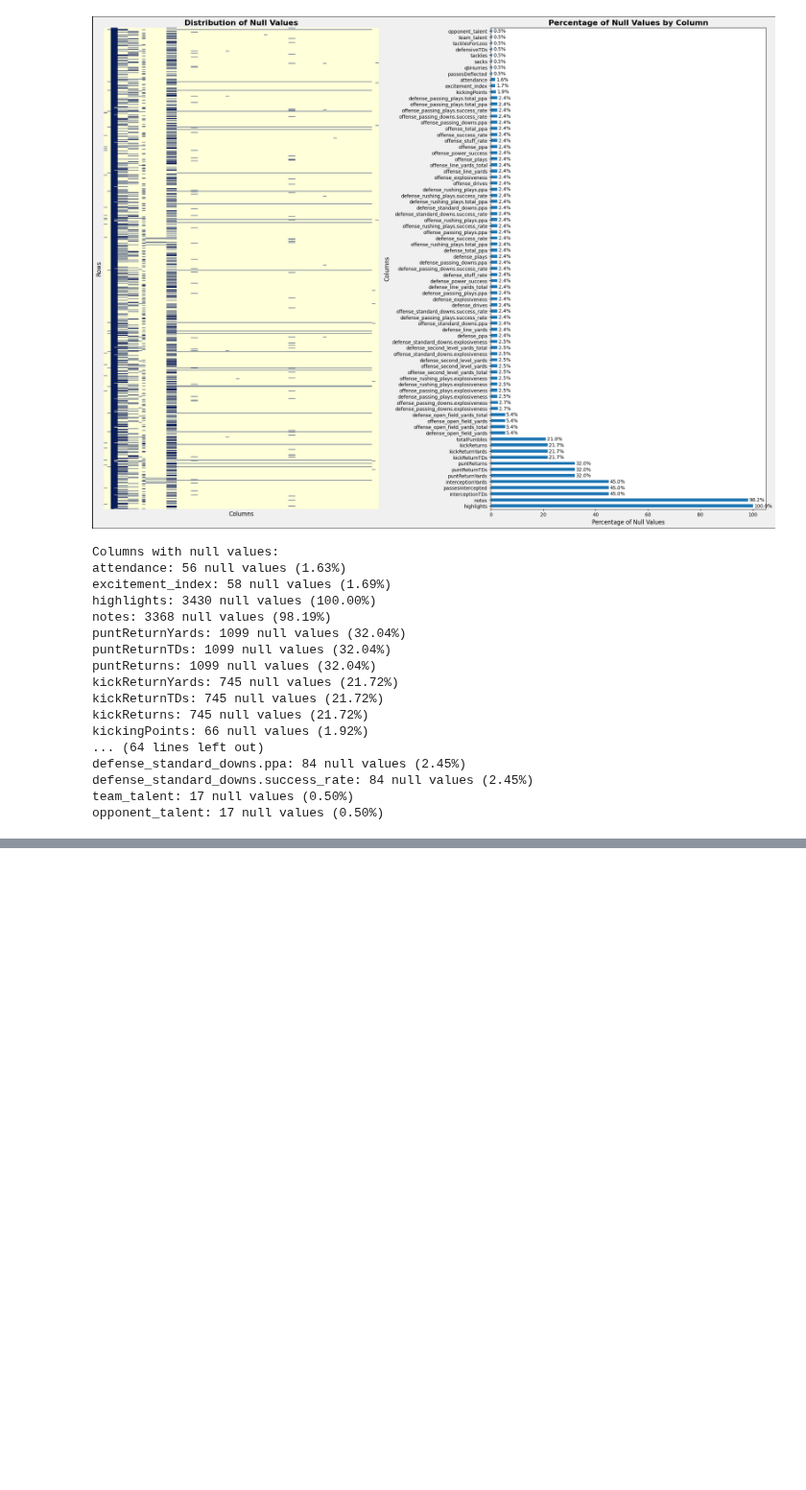
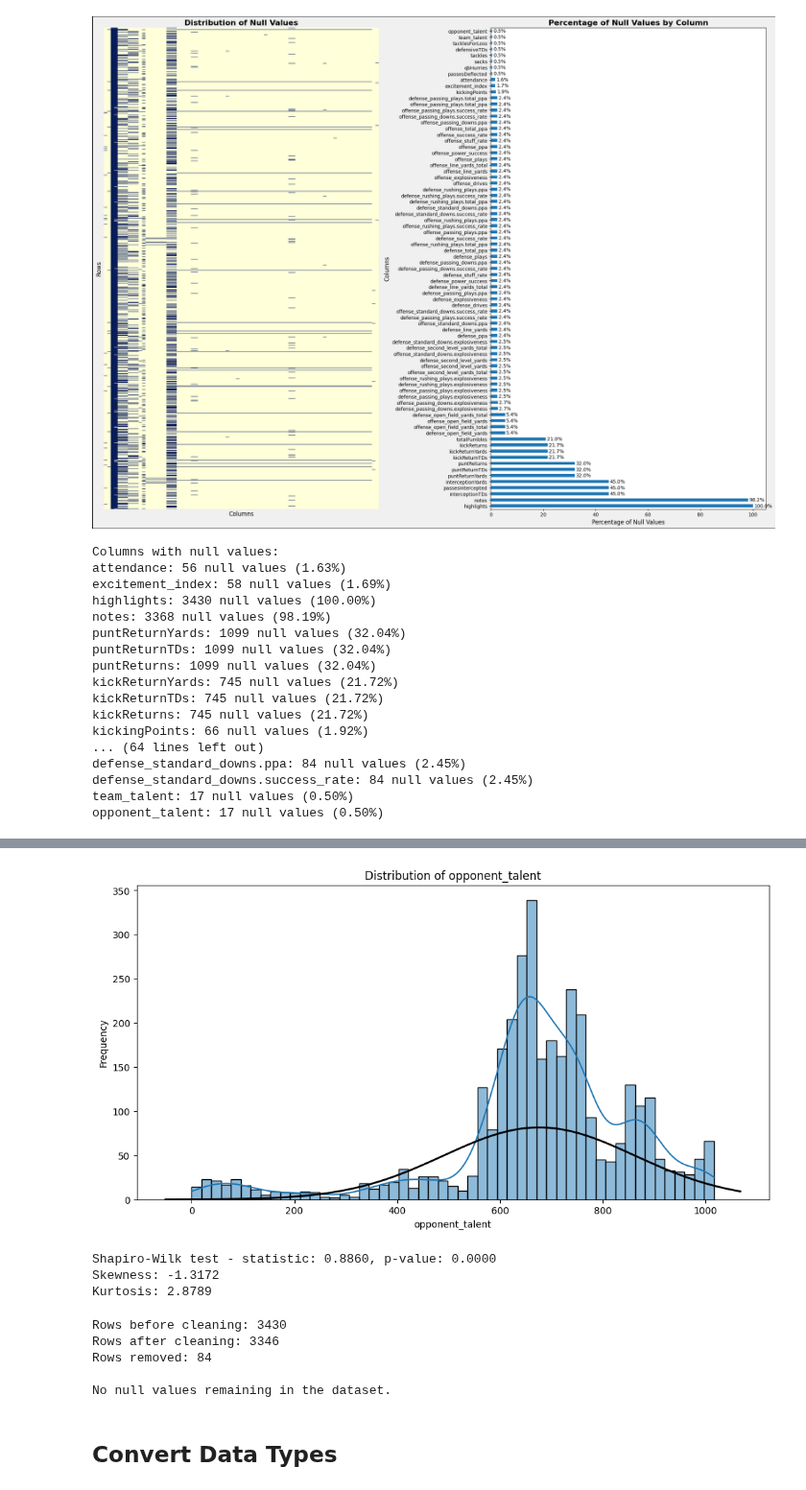
Before and after one commit to tablecables/college_football_predictor, a Jupyter notebook: notebooks/02_data_cleaning.ipynb, the cells around one changed output, grey strips where cells are left out. Shown at 96% size. Saved outputs shown, nothing was run; the diff lists cells and outputs as text; code cells hidden in the pictures; blank space fills up the shorter version.

Commit message:
cleanup of nulls

```diff
--- a/notebooks/02_data_cleaning.ipynb
+++ b/notebooks/02_data_cleaning.ipynb
@@ -280,0 +115,31 @@ Name: count, dtype: int64
+# %%
+analyze_distribution(df, 'opponent_talent')
+# %% [output]
+[figure, added]
+Shapiro-Wilk test - statistic: 0.8860, p-value: 0.0000
+Skewness: -1.3172
+Kurtosis: 2.8789
+# %%
+# Apply the cleaning function
+cleaned_df = clean_dataframe(df)
+
+# Check how many rows were removed
+print(f"Rows before cleaning: {len(df)}")
+print(f"Rows after cleaning: {len(cleaned_df)}")
+print(f"Rows removed: {len(df) - len(cleaned_df)}")
+
+# Check for any remaining null values
+null_counts = cleaned_df.isnull().sum()
+if null_counts.sum() > 0:
+    print("\nColumns with remaining null values:")
+    print(null_counts[null_counts > 0])
+else:
+    print("\nNo null values remaining in the dataset.")
+# %% [output]
+Rows before cleaning: 3430
+Rows after cleaning: 3346
+Rows removed: 84
+
+No null values remaining in the dataset.
+# %% [markdown]
+## Convert Data Types
```
Also changed, not shown: parts of 11 cells of this notebook, 2 other files.
